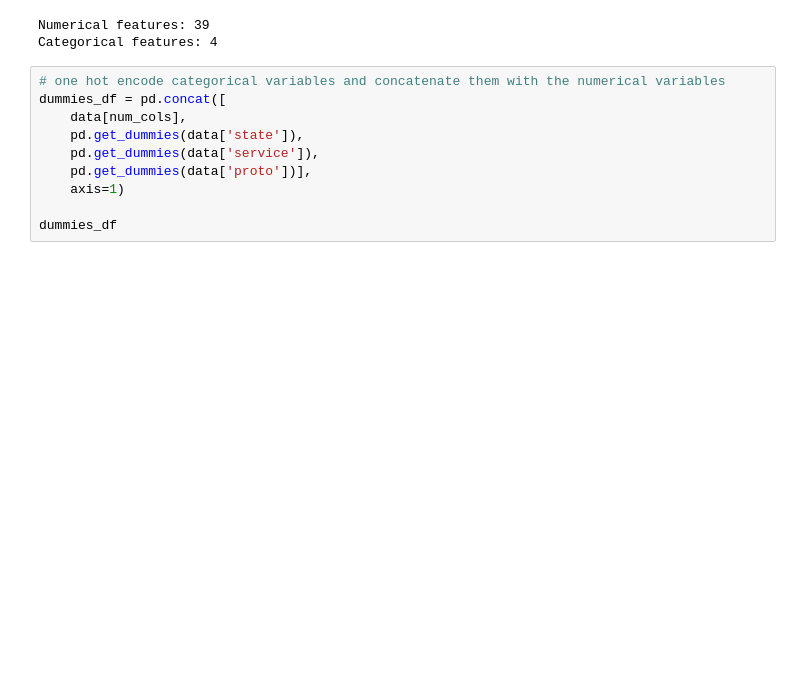
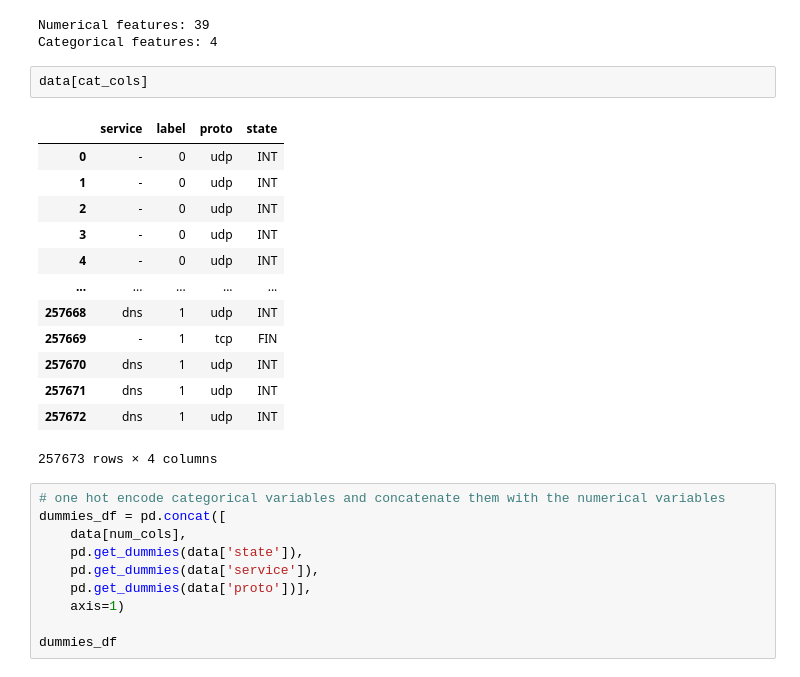
Before and after one commit to Janko-dev/ktai_ids, a Jupyter notebook: src/dnn_ids_versieBrian.ipynb, the cells around one changed output. Saved outputs shown, nothing was run; the diff lists cells and outputs as text; blank space fills up the shorter version.

```diff
--- a/src/dnn_ids_versieBrian.ipynb
+++ b/src/dnn_ids_versieBrian.ipynb
@@ -30,6 +30,22 @@ print(f"Numerical features: {len(num_cols)}\nCategorical features: {len(cat_cols
 # %% [output]
 Numerical features: 39
 Categorical features: 4
+# %%
+data[cat_cols]
+# %% [output]
+|  | service | label | proto | state |
+| 0 | - | 0 | udp | INT |
+| 1 | - | 0 | udp | INT |
+| 2 | - | 0 | udp | INT |
+| 3 | - | 0 | udp | INT |
+| 4 | - | 0 | udp | INT |
+| ... | ... | ... | ... | ... |
+| 257668 | dns | 1 | udp | INT |
+| 257669 | - | 1 | tcp | FIN |
+| 257670 | dns | 1 | udp | INT |
+| 257671 | dns | 1 | udp | INT |
+| 257672 | dns | 1 | udp | INT |
+257673 rows × 4 columns
 # %%
 # one hot encode categorical variables and concatenate them with the numerical variables
 dummies_df = pd.concat([
```
Also changed, not shown: 6 other files.
